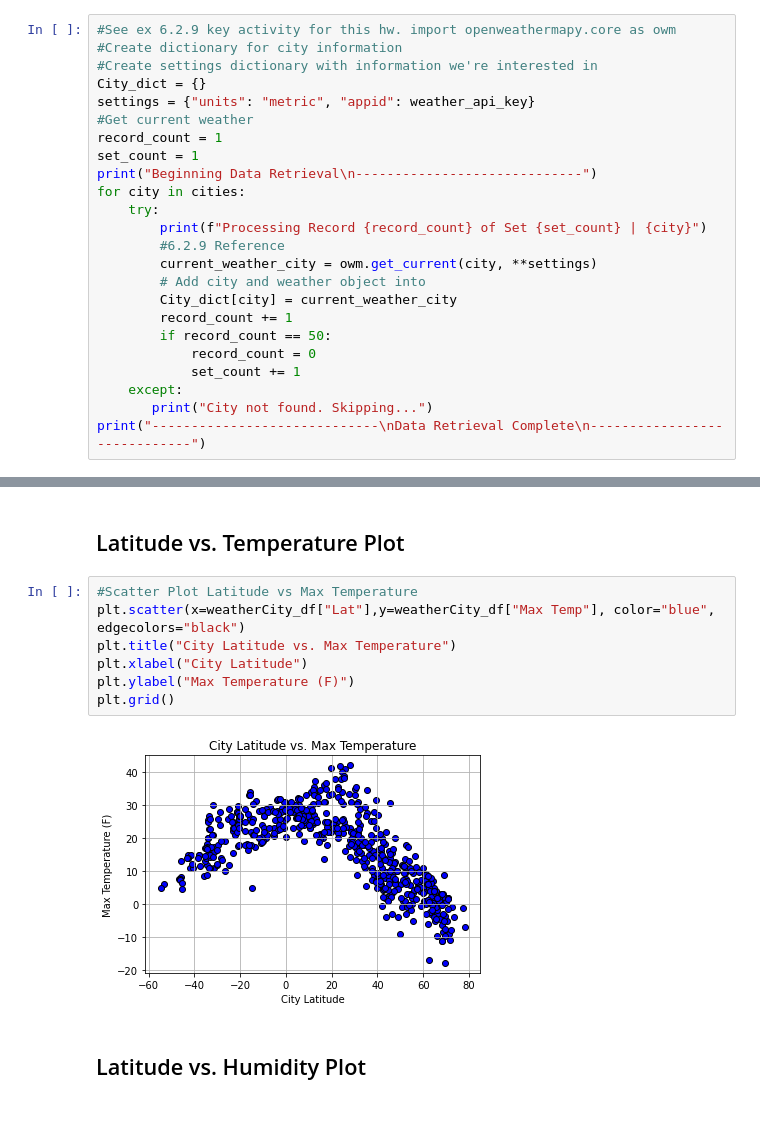
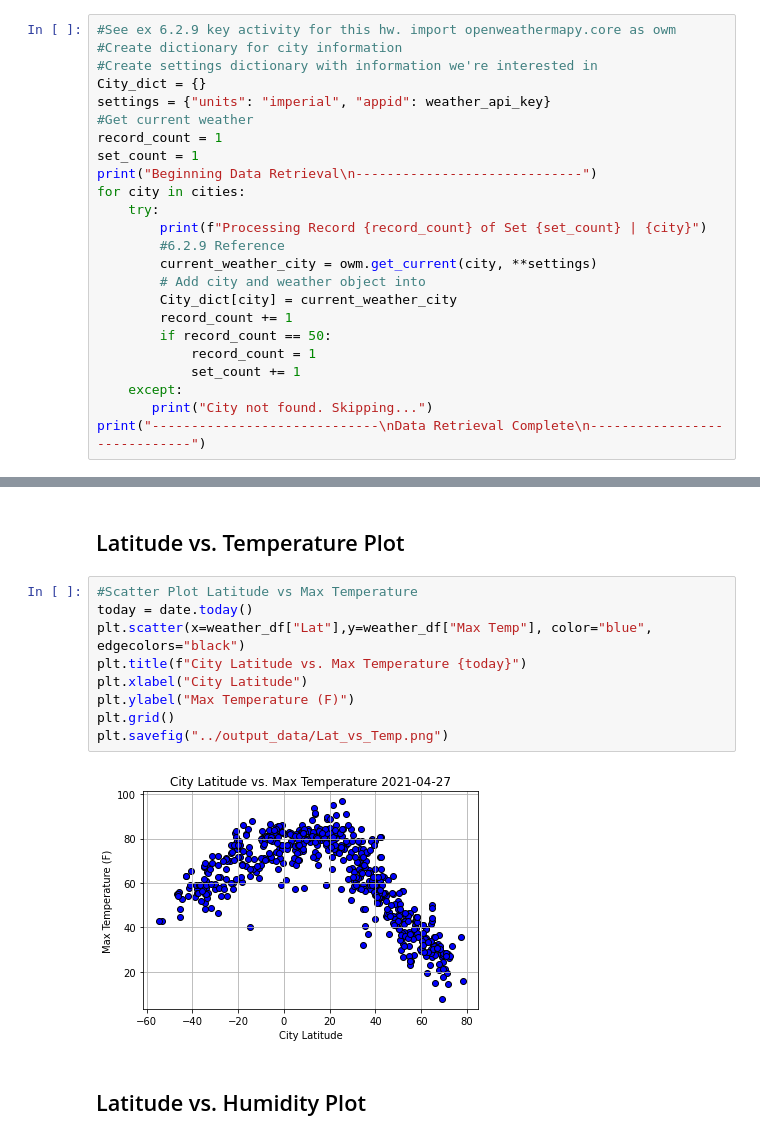
Before and after one commit to saschneider89/python-api-challenge, a Jupyter notebook: WeatherPy/WeatherPy.ipynb, the cells around one changed output, grey strips where cells are left out. Saved outputs shown, nothing was run; the diff lists cells and outputs as text.

```diff
--- a/WeatherPy/WeatherPy.ipynb
+++ b/WeatherPy/WeatherPy.ipynb
@@ -59,7 +60,7 @@ len(cities)
 #Create dictionary for city information
 #Create settings dictionary with information we're interested in
 City_dict = {}
-settings = {"units": "metric", "appid": weather_api_key}
+settings = {"units": "imperial", "appid": weather_api_key}
 #Get current weather
 record_count = 1
 set_count = 1
@@ -73,7 +74,7 @@ for city in cities:
         City_dict[city] = current_weather_city
         record_count += 1
         if record_count == 50:
-            record_count = 0
+            record_count = 1
             set_count += 1
     except:
        print("City not found. Skipping...")
@@ -170,13 +146,15 @@ Int64Index([], dtype='int64')
 ## Latitude vs. Temperature Plot
 # %%
 #Scatter Plot Latitude vs Max Temperature
-plt.scatter(x=weatherCity_df["Lat"],y=weatherCity_df["Max Temp"], color="blue", edgecolors="black")
-plt.title("City Latitude vs. Max Temperature")
+today = date.today()
+plt.scatter(x=weather_df["Lat"],y=weather_df["Max Temp"], color="blue", edgecolors="black")
+plt.title(f"City Latitude vs. Max Temperature {today}")
 plt.xlabel("City Latitude")
 plt.ylabel("Max Temperature (F)")
 plt.grid()
+plt.savefig("../output_data/Lat_vs_Temp.png")
 # %% [output]
-[figure, old version]
+[figure, new version]
 # %% [markdown]
 ## Latitude vs. Humidity Plot
 # %%
```
Also changed, not shown: parts of 28 cells of this notebook, 5 other files.
